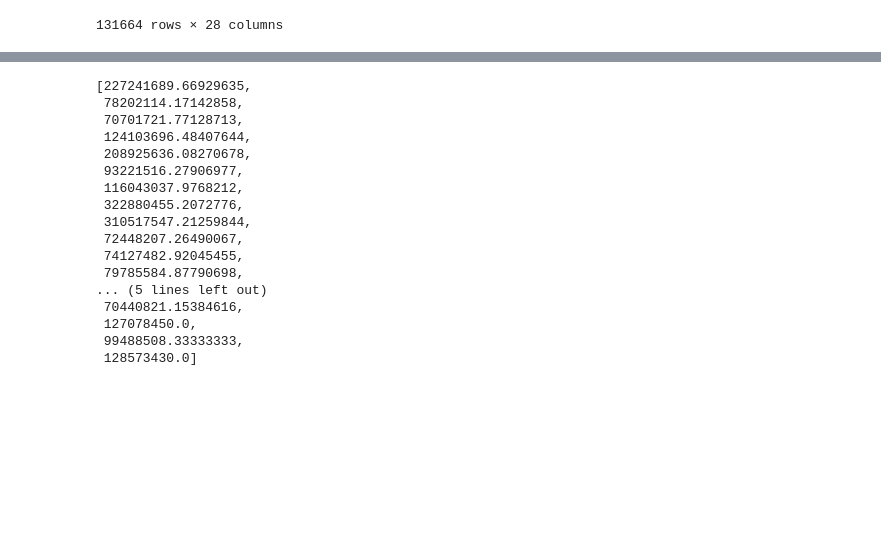
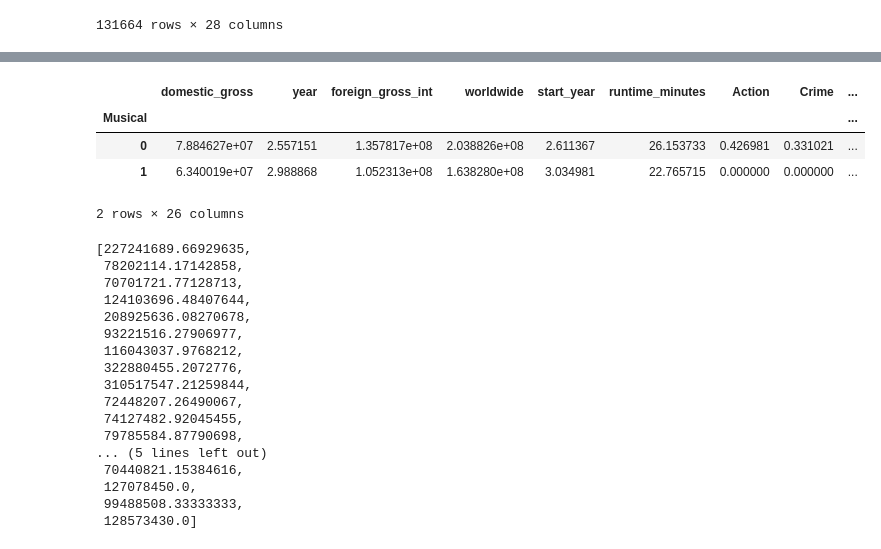
Before and after one commit to 314ka4y/Exploratory_Data_Analysis_project-Movies., a Jupyter notebook: student.ipynb, the cells around one changed output, grey strips where cells are left out. Saved outputs shown, nothing was run; the diff lists cells and outputs as text; code cells hidden in the pictures; blank space fills up the shorter version.

```diff
--- a/student.ipynb
+++ b/student.ipynb
@@ -1153,3 +1203,16 @@ IndexError: list index out of range
+# %%
+# g = sns.FacetGrid(test, col=ganre_types, col_wrap=4, height=2, ylim=(0, 10))
+# g.map(sns.boxplot, ganre_types, "worldwide", order=[1, 2, 3], color=".3", ci=None)
+
+
+#ganre_types[num]
+test.groupby(ganre).std()
+# %% [output]
+|  | domestic_gross | year | foreign_gross_int | worldwide | start_year | runtime_minutes | Action | Crime | ... |
+| Musical |  |  |  |  |  |  |  |  | ... |
+| 0 | 7.884627e+07 | 2.557151 | 1.357817e+08 | 2.038826e+08 | 2.611367 | 26.153733 | 0.426981 | 0.331021 | ... |
+| 1 | 6.340019e+07 | 2.988868 | 1.052313e+08 | 1.638280e+08 | 3.034981 | 22.765715 | 0.000000 | 0.000000 | ... |
+2 rows × 26 columns
 # %%
 mean=[]
 for ganre in ganre_types:
```
Also changed, not shown: parts of 6 cells of this notebook, 2 other files.
